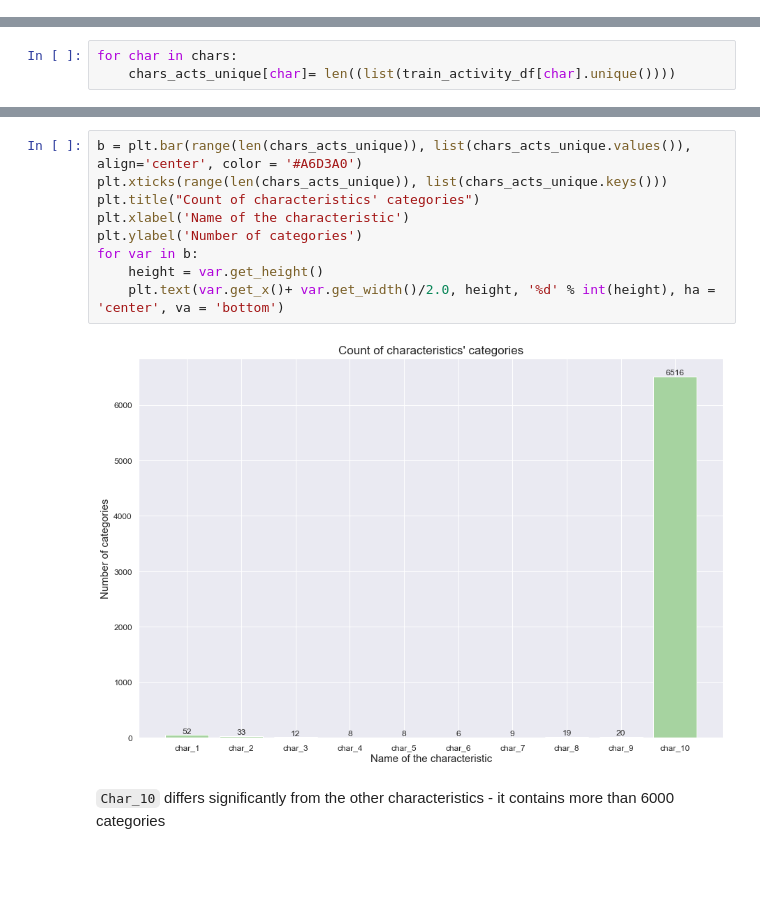
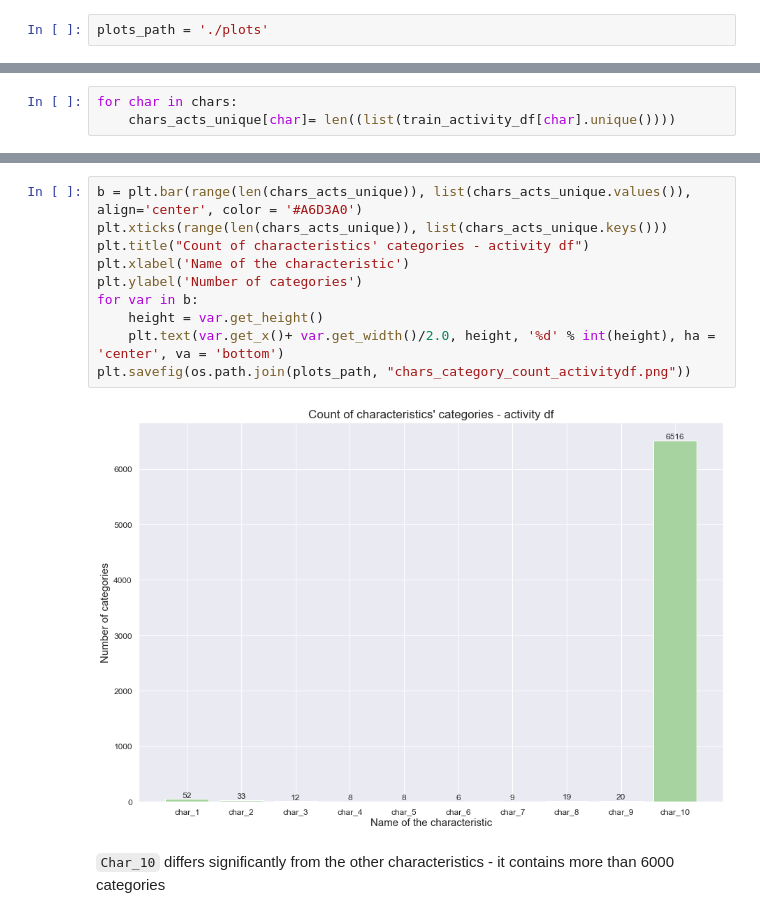
Before and after one commit to joanlenczuk/red_hat_project, a Jupyter notebook: data_exploration_red_hat.ipynb, the cells around one changed output, grey strips where cells are left out. Drawn from its saved outputs; the diff is of its cells as text; blank space fills up the shorter version.

Commit message:
Adding a directory for plots and plots from exploration

```diff
--- a/data_exploration_red_hat.ipynb
+++ b/data_exploration_red_hat.ipynb
@@ -36,0 +55,2 @@ plt.rc('axes', titlesize=BIGGER_SIZE)
+# %%
+plots_path = './plots'
@@ -377,14 +400,15 @@ defaultdict(int,
 # %%
 b = plt.bar(range(len(chars_acts_unique)), list(chars_acts_unique.values()), align='center', color = '#A6D3A0')
 plt.xticks(range(len(chars_acts_unique)), list(chars_acts_unique.keys()))
-plt.title("Count of characteristics' categories")
+plt.title("Count of characteristics' categories - activity df")
 plt.xlabel('Name of the characteristic')
 plt.ylabel('Number of categories')
 for var in b:
     height = var.get_height()
     plt.text(var.get_x()+ var.get_width()/2.0, height, '%d' % int(height), ha = 'center', va = 'bottom')
+plt.savefig(os.path.join(plots_path, "chars_category_count_activitydf.png"))
 # %% [output]
-[figure, old version]
+[figure, new version]
 # %% [markdown]
 `Char_10` differs significantly from the other characteristics - it contains more than 6000 categories
 # %%
```
Also changed, not shown: parts of 25 cells of this notebook, 22 other files.
